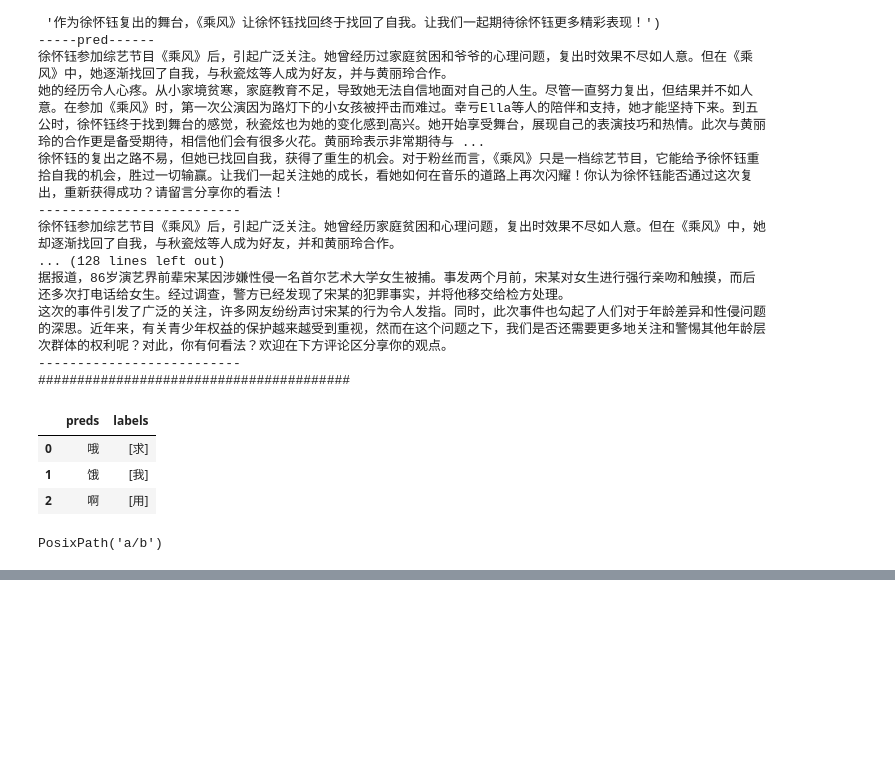
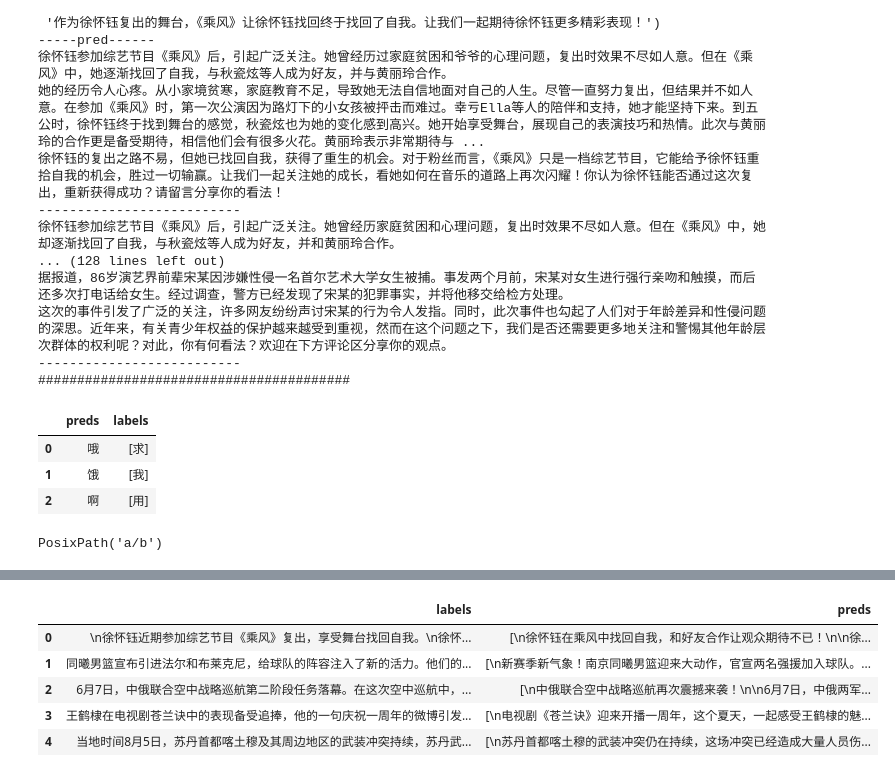
Before and after one commit to JJVVVV/train_llms, a Jupyter notebook: infer.ipynb, the cells around one changed output, grey strips where cells are left out. Saved outputs shown, nothing was run; the diff lists cells and outputs as text; code cells hidden in the pictures; blank space fills up the shorter version.

```diff
--- a/infer.ipynb
+++ b/infer.ipynb
@@ -246,0 +368,13 @@ PosixPath('a/b')
+# %%
+df.rename({'output':'labels'}, axis=1, inplace=True)
+df['preds'] = [list(x) for x in zip(df['result1'], df['result2'])]
+df.drop(['result1', 'result2'], axis=1, inplace=True)
+# df.drop('result2', axis=1, inplace=True)
+df.head()
+# %% [output]
+|  | labels | preds |
+| 0 | \n徐怀钰近期参加综艺节目《乘风》复出，享受舞台找回自我。\n徐怀... | [\n徐怀钰在乘风中找回自我，和好友合作让观众期待不已！\n\n徐... |
+| 1 | 同曦男篮宣布引进法尔和布莱克尼，给球队的阵容注入了新的活力。他们的... | [\n新赛季新气象！南京同曦男篮迎来大动作，官宣两名强援加入球队。... |
+| 2 | 6月7日，中俄联合空中战略巡航第二阶段任务落幕。在这次空中巡航中，... | [\n中俄联合空中战略巡航再次震撼来袭！\n\n6月7日，中俄两军... |
+| 3 | 王鹤棣在电视剧苍兰诀中的表现备受追捧，他的一句庆祝一周年的微博引发... | [\n电视剧《苍兰诀》迎来开播一周年，这个夏天，一起感受王鹤棣的魅... |
+| 4 | 当地时间8月5日，苏丹首都喀土穆及其周边地区的武装冲突持续，苏丹武... | [\n苏丹首都喀土穆的武装冲突仍在持续，这场冲突已经造成大量人员伤... |
```
Also changed, not shown: parts of 12 cells of this notebook, 3 other files.
